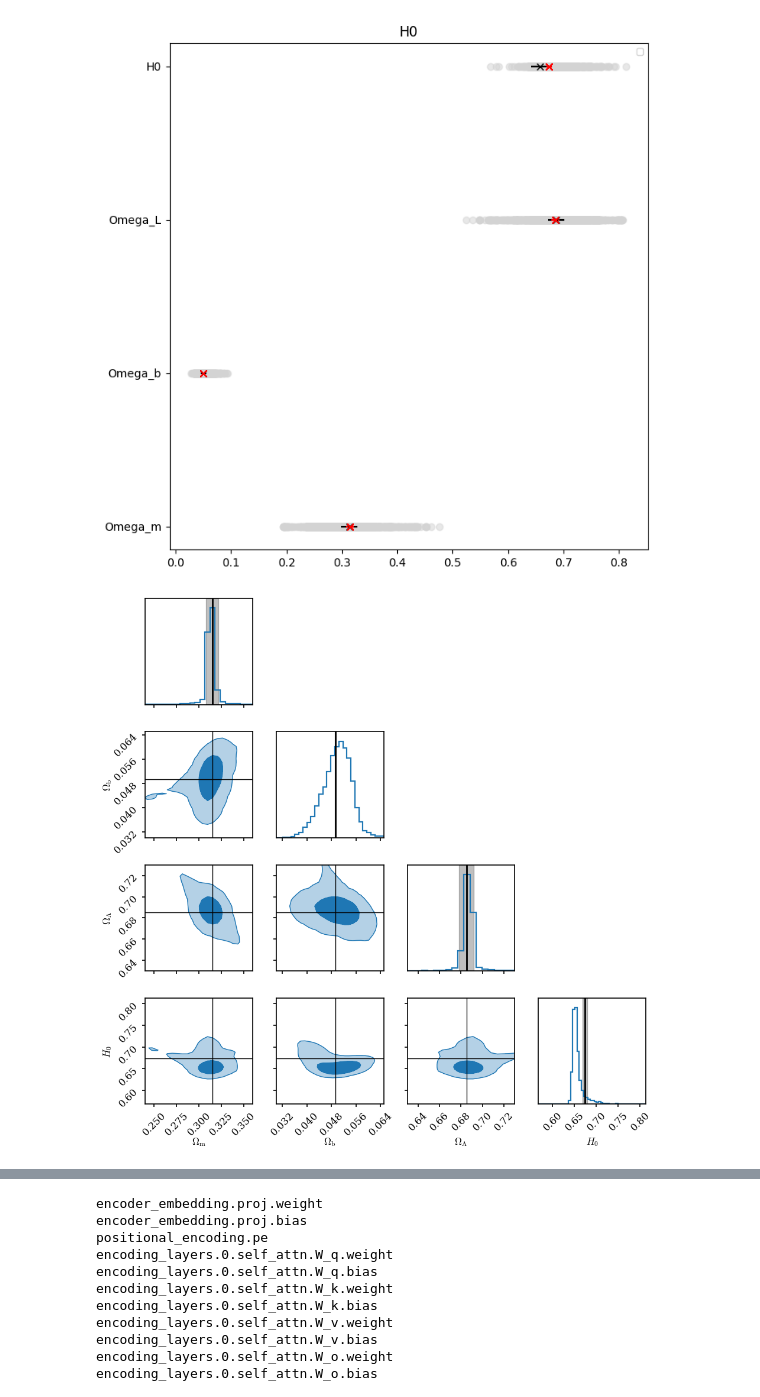
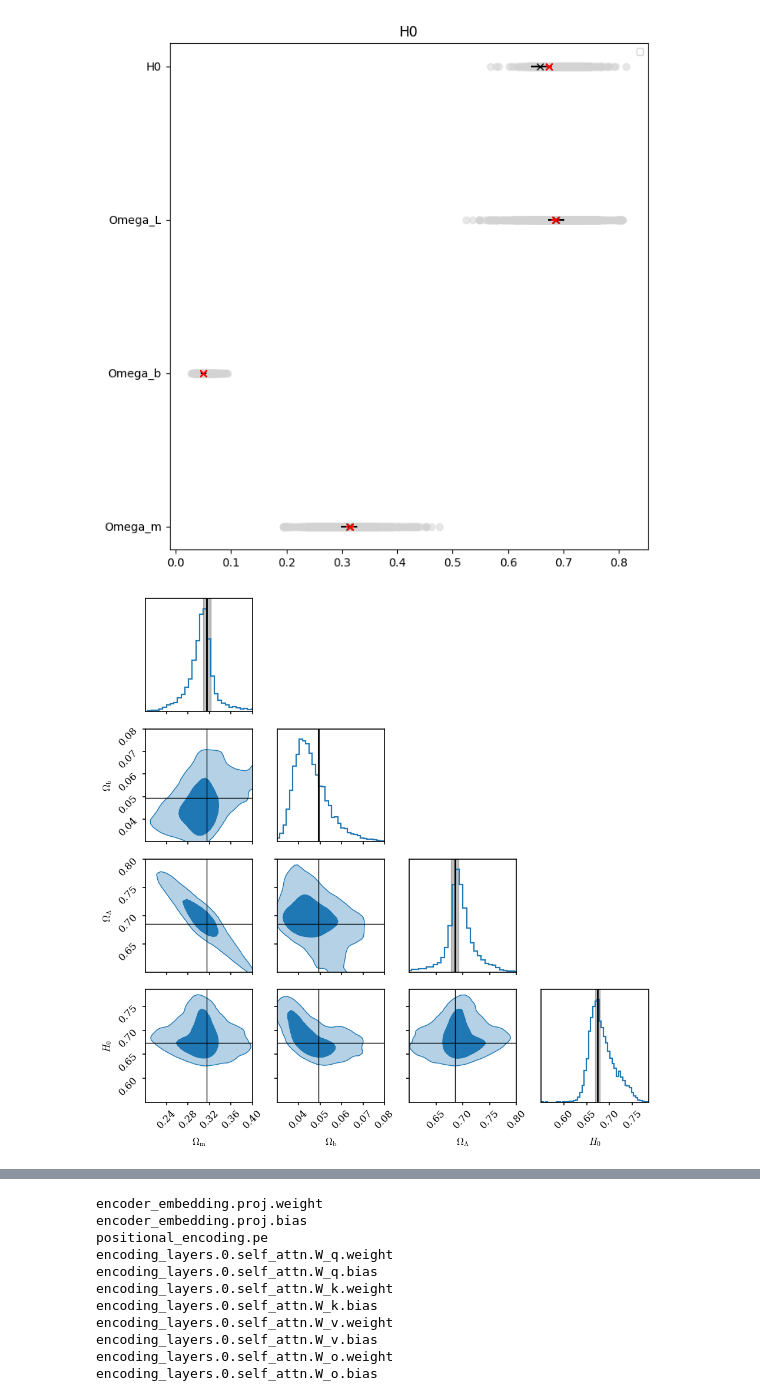
Before and after one commit to j-boucsein/CLIMB-Project, a Jupyter notebook: code/Machine_Learning/Transformer_testing/visualize.ipynb, the cells around one changed output, grey strips where cells are left out. Cells and saved outputs as stored; diff of their text form; code cells hidden in the pictures.

```diff
--- a/code/Machine_Learning/Transformer_testing/visualize.ipynb
+++ b/code/Machine_Learning/Transformer_testing/visualize.ipynb
@@ -180,7 +180,7 @@ from util.spectra_helpers import SpectraCustomHDF5
 
 X, y = [], []
 
-path_to_file = f"/vera/ptmp/gc/jerbo/training_data/L25n256_suite_no_noise/reference_point_spectra.hdf5"
+path_to_file = f"/vera/ptmp/gc/jerbo/training_data/{suite_of_spectra}/reference_point_spectra.hdf5"
 spec_file = SpectraCustomHDF5(path_to_file)
 _, flux = spec_file.get_all_spectra()
 # flux = flux[:1000]  # (1000, 468) TODO: delete this line for training with the full dataset
@@ -196,7 +196,7 @@ X, y = np.array(X), np.array(y)
 
 test_dataset  = SpectraCosmoDataset(X,  y)
 
-_normalize(test_dataset, X_mean, X_std, y_mean, y_std)
+_normalize(test_dataset, y_mean, y_std)
 
 test_loader = DataLoader(test_dataset, batch_size=128, shuffle=False, pin_memory=True)
 
@@ -460,39 +455,39 @@ for i in range(4):
 axes = np.array(fig.axes).reshape((4, 4))
 
 # Define tighter limits (tune as needed)
-omega_m_lim = (0.24, 0.36)
-omega_b_lim = (0.030, 0.065)
-omega_L_lim = (0.63, 0.73)
+omega_m_lim = (0.2, 0.4)
+omega_b_lim = (0.030, 0.08)
+omega_L_lim = (0.6, 0.8)
 
 # Diagonal panels
 axes[0, 0].set_xlim(omega_m_lim)
 axes[1, 1].set_xlim(omega_b_lim)
 axes[2, 2].set_xlim(omega_L_lim)
 
 # Off-diagonal panels involving Ωm
 for i in range(1, 4):
     axes[i, 0].set_xlim(omega_m_lim)
     axes[0, i].set_ylim(omega_m_lim)
 
 # Off-diagonal panels involving ΩΛ
 for i in range(4):
     if i != 2:
         axes[2, i].set_ylim(omega_L_lim)
         axes[i, 2].set_xlim(omega_L_lim)
 
 # Off-diagonal panels involving Ωb
 for i in range(4):
     if i != 1:
         axes[1, i].set_ylim(omega_b_lim)
         axes[i, 1].set_xlim(omega_b_lim)
 
 
 
 plt.tight_layout()
 plt.savefig(f"plots/{model_name}_cornerplot.pdf", format="PDF")
 plt.show()
 # %% [output]
-[figure, old version]
+[figure, new version]
 # %%
 print("TRAIN")
 print("means: ", [y_train[:, i].mean() for i in range(4)])
```
Also changed, not shown: parts of 18 cells of this notebook, 1 other file.
